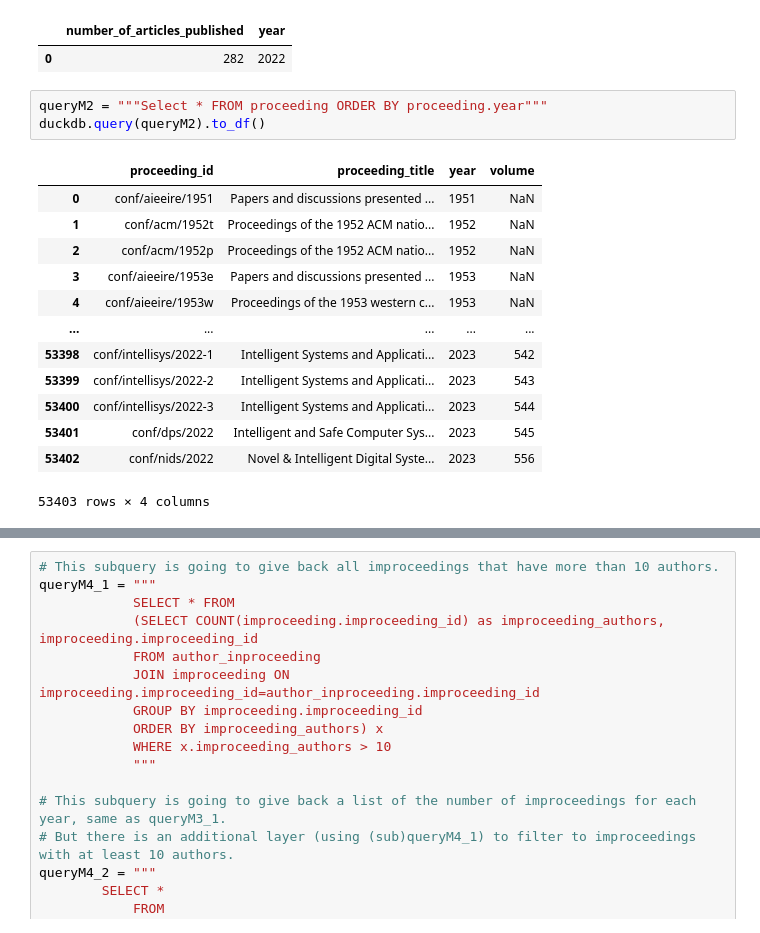
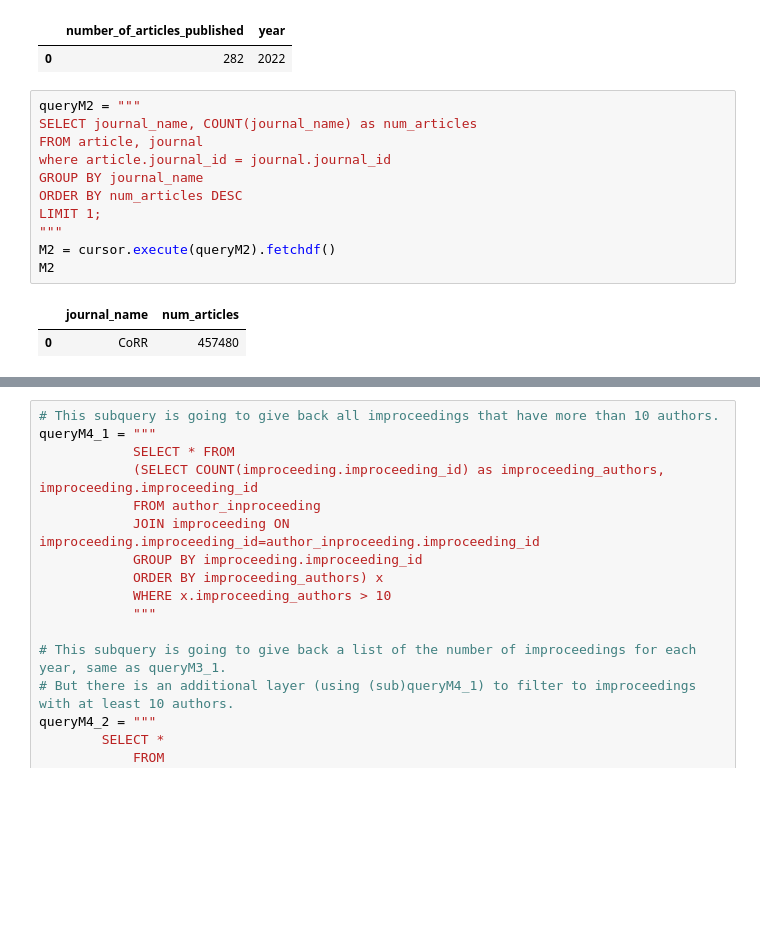
Before and after one commit to OGnTn/daos_project, a Jupyter notebook: duck_queries.ipynb, the cells around one changed output, grey strips where cells are left out. Cells and saved outputs as stored; diff of their text form; blank space fills up the shorter version.

```diff
--- a/duck_queries.ipynb
+++ b/duck_queries.ipynb
@@ -186,21 +69,18 @@ M1
 # %% [output]
 |  | number_of_articles_published | year |
 | 0 | 282 | 2022 |
-# %%
-queryM2 = """Select * FROM proceeding ORDER BY proceeding.year"""
-duckdb.query(queryM2).to_df()
-# %% [output]
-|  | proceeding_id | proceeding_title | year | volume |
-| 0 | conf/aieeire/1951 | Papers and discussions presented ... | 1951 | NaN |
-| 1 | conf/acm/1952t | Proceedings of the 1952 ACM natio... | 1952 | NaN |
-| 2 | conf/acm/1952p | Proceedings of the 1952 ACM natio... | 1952 | NaN |
-| 3 | conf/aieeire/1953e | Papers and discussions presented ... | 1953 | NaN |
-| 4 | conf/aieeire/1953w | Proceedings of the 1953 western c... | 1953 | NaN |
-| ... | ... | ... | ... | ... |
-| 53398 | conf/intellisys/2022-1 | Intelligent Systems and Applicati... | 2023 | 542 |
-| 53399 | conf/intellisys/2022-2 | Intelligent Systems and Applicati... | 2023 | 543 |
-| 53400 | conf/intellisys/2022-3 | Intelligent Systems and Applicati... | 2023 | 544 |
-| 53401 | conf/dps/2022 | Intelligent and Safe Computer Sys... | 2023 | 545 |
-| 53402 | conf/nids/2022 | Novel & Intelligent Digital Syste... | 2023 | 556 |
-53403 rows × 4 columns
+# %%
+queryM2 = """
+SELECT journal_name, COUNT(journal_name) as num_articles
+FROM article, journal
+where article.journal_id = journal.journal_id
+GROUP BY journal_name
+ORDER BY num_articles DESC
+LIMIT 1;
+"""
+M2 = cursor.execute(queryM2).fetchdf()
+M2
+# %% [output]
+|  | journal_name | num_articles |
+| 0 | CoRR | 457480 |
 # %%
```
Also changed, not shown: parts of 14 cells of this notebook, 1 other file.
